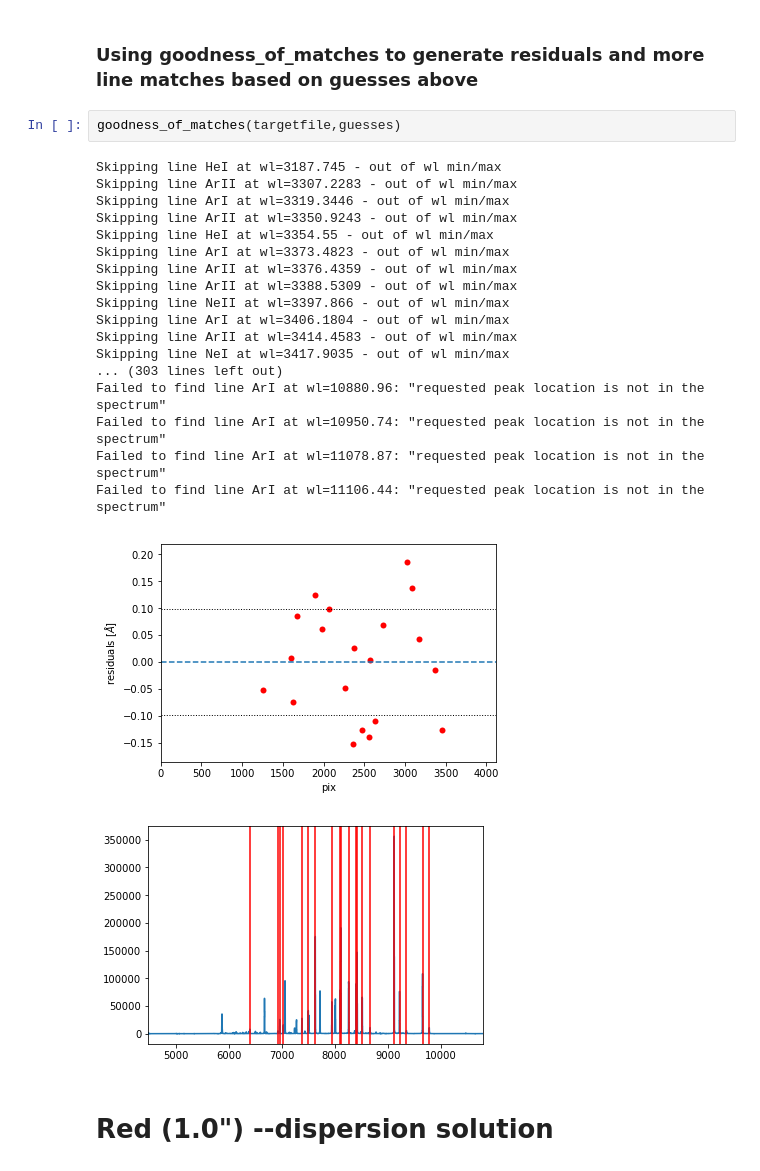
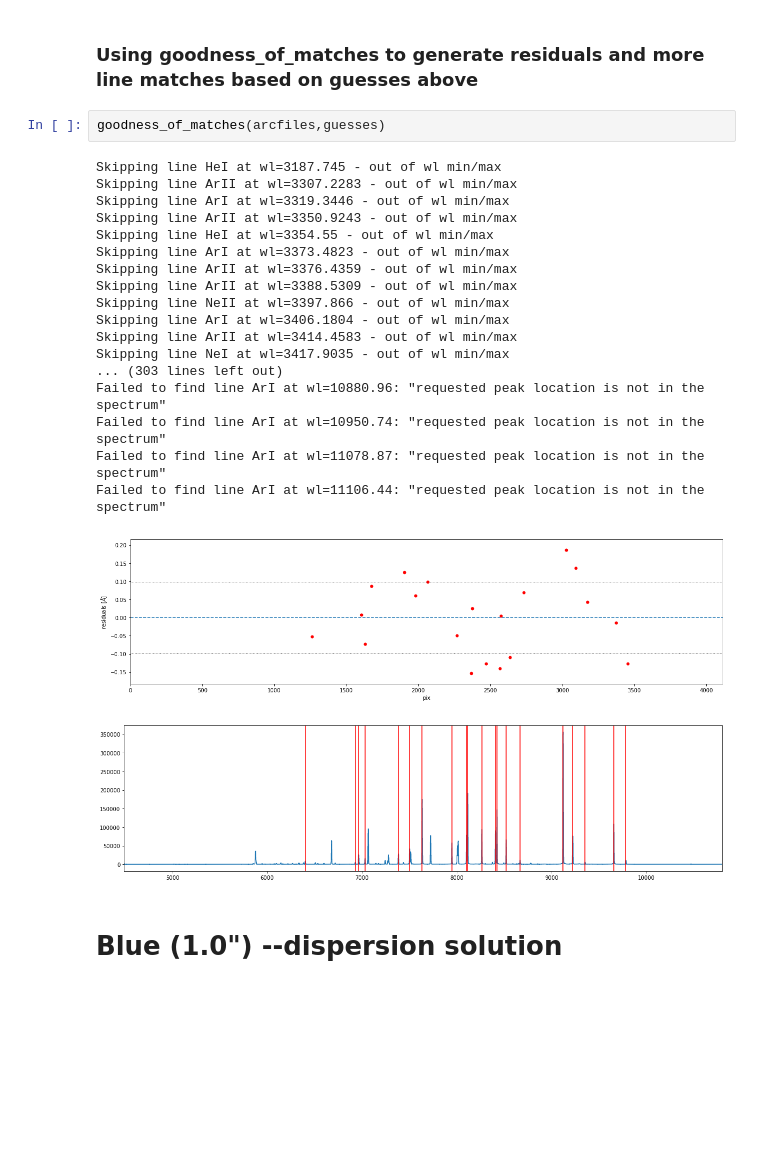
Before and after one commit to deerow22/data_reduction_scrap, a Jupyter notebook: Data_Reduction_Pipeline_middle.ipynb, the cells around one changed output. Drawn from its saved outputs; the diff is of its cells as text; blank space fills up the shorter version.

Commit message:
finished dispersion, moving on to sky subtract

```diff
--- a/Data_Reduction_Pipeline_middle.ipynb
+++ b/Data_Reduction_Pipeline_middle.ipynb
@@ -165,26 +213,26 @@ guesses = list(zip(pixel_guesses, atlas_lines)) #making tuples to pass into fcn
 # %% [markdown]
 ### Using goodness_of_matches to generate residuals and more line matches based on guesses above
 # %%
-goodness_of_matches(targetfile,guesses)
+goodness_of_matches(arcfiles,guesses)
 # %% [output]
 Skipping line HeI at wl=3187.745 - out of wl min/max
 Skipping line ArII at wl=3307.2283 - out of wl min/max
 Skipping line ArI at wl=3319.3446 - out of wl min/max
 Skipping line ArII at wl=3350.9243 - out of wl min/max
 Skipping line HeI at wl=3354.55 - out of wl min/max
 Skipping line ArI at wl=3373.4823 - out of wl min/max
 Skipping line ArII at wl=3376.4359 - out of wl min/max
 Skipping line ArII at wl=3388.5309 - out of wl min/max
 Skipping line NeII at wl=3397.866 - out of wl min/max
 Skipping line ArI at wl=3406.1804 - out of wl min/max
 Skipping line ArII at wl=3414.4583 - out of wl min/max
 Skipping line NeI at wl=3417.9035 - out of wl min/max
 ... (303 lines left out)
 Failed to find line ArI at wl=10880.96: "requested peak location is not in the spectrum"
 Failed to find line ArI at wl=10950.74: "requested peak location is not in the spectrum"
 Failed to find line ArI at wl=11078.87: "requested peak location is not in the spectrum"
 Failed to find line ArI at wl=11106.44: "requested peak location is not in the spectrum"
-[figure, old version]
+[figure, new version]
-[figure, old version]
+[figure, new version]
 # %% [markdown]
-# Red (1.0") --dispersion solution
+# Blue (1.0") --dispersion solution
```
Also changed, not shown: parts of 12 cells of this notebook.
